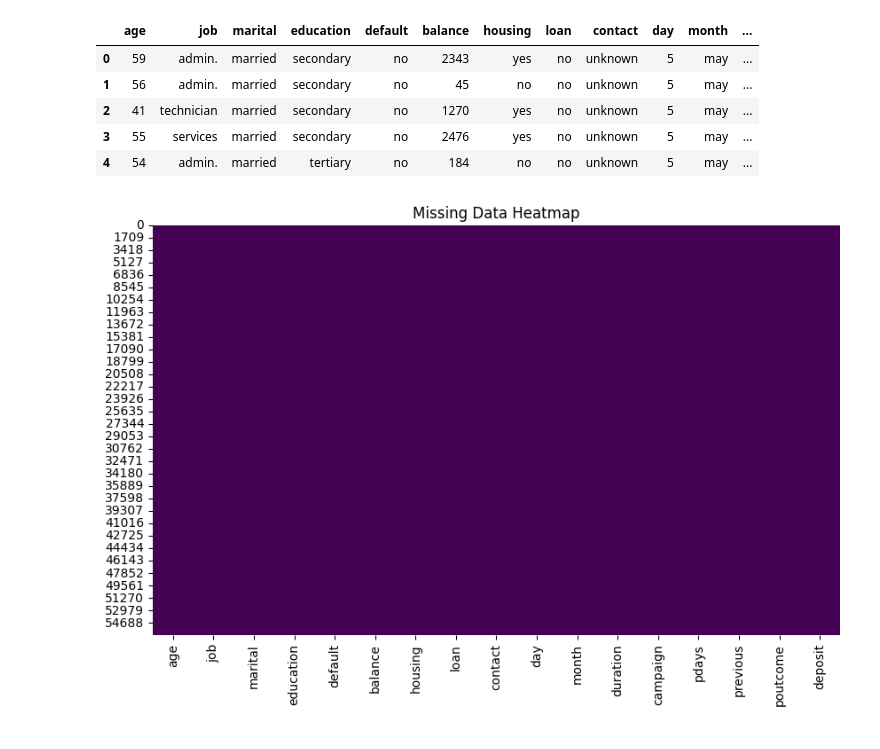
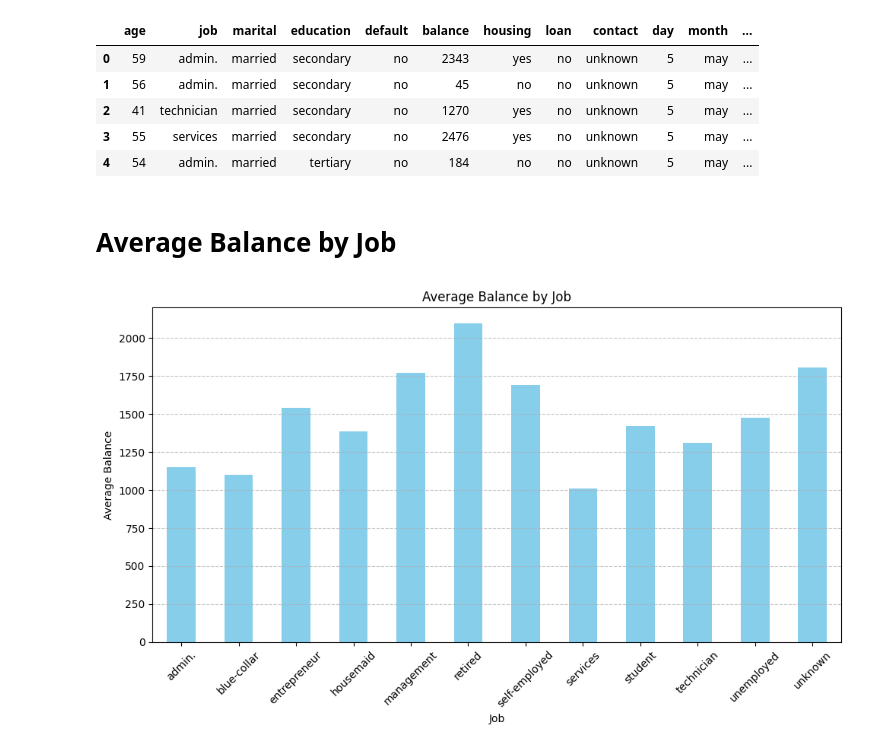
Before and after one commit to nikhilbansal23/Bank-Customer-Target-Marketing, a Jupyter notebook: bank-customer-target-marketing.ipynb, the cells around one changed output. Cells and saved outputs as stored; diff of their text form; code cells hidden in the pictures.

```diff
--- a/bank-customer-target-marketing.ipynb
+++ b/bank-customer-target-marketing.ipynb
@@ -43,14 +54,21 @@ df.head(5)
 | 2 | 41 | technician | married | secondary | no | 1270 | yes | no | unknown | 5 | may | ... |
 | 3 | 55 | services | married | secondary | no | 2476 | yes | no | unknown | 5 | may | ... |
 | 4 | 54 | admin. | married | tertiary | no | 184 | no | no | unknown | 5 | may | ... |
-# %%
-# Check for missing data using heatmap. Looks like we are good to go with missing data handling
-missing_data = df.isnull().sum()
-
-# Visualize missing data
-plt.figure(figsize=(10, 6))
-sns.heatmap(df.isnull(), cbar=False, cmap='viridis')
-plt.title('Missing Data Heatmap')
-plt.show()
-# %% [output]
-[figure, removed]
+# %% [markdown]
+# Average Balance by Job
+# %%
+# Calculate average balance for each job category
+average_balance_by_job = df.groupby('job')['balance'].mean()
+
+# Plotting
+plt.figure(figsize=(10, 6))
+average_balance_by_job.plot(kind='bar', color='skyblue')
+plt.title('Average Balance by Job')
+plt.xlabel('Job')
+plt.ylabel('Average Balance')
+plt.xticks(rotation=45)
+plt.grid(axis='y', linestyle='--', alpha=0.7)
+plt.tight_layout()
+plt.show()
+# %% [output]
+[figure, added]
```
Also changed, not shown: parts of 20 cells of this notebook.
